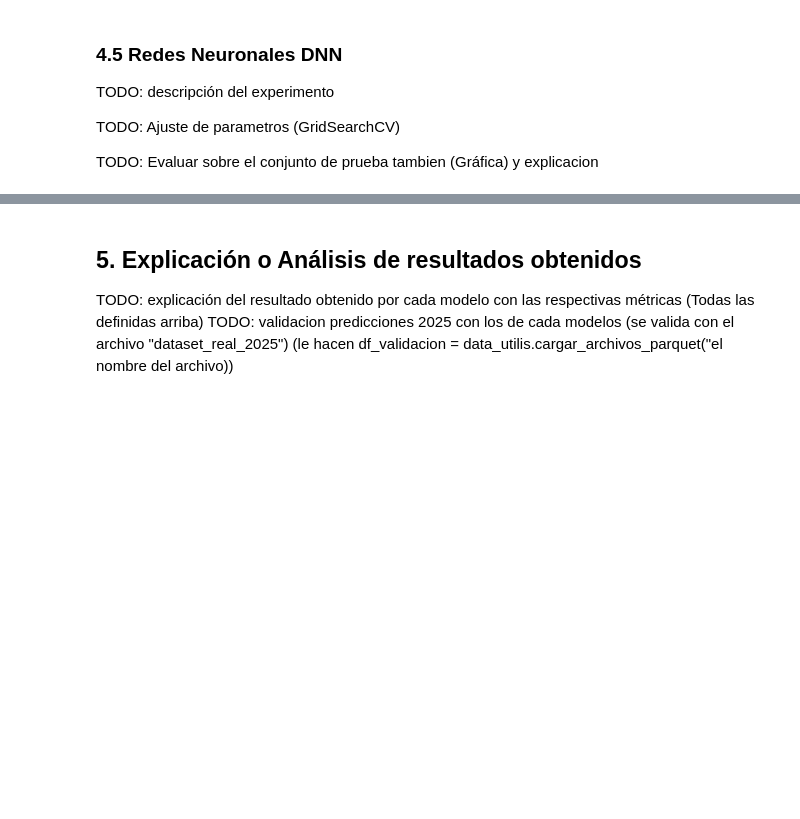
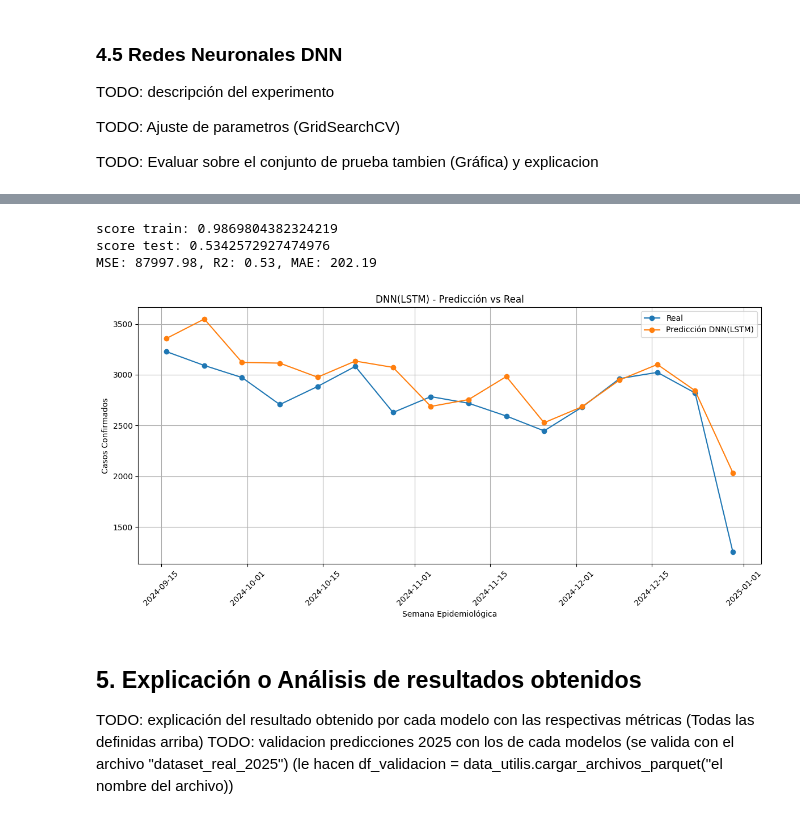
Before and after one commit to Edmh1/ml-analyst-sivigila, a Jupyter notebook: notebooks/main_pipeline.ipynb, the cells around one changed output, grey strips where cells are left out. Drawn from its saved outputs; the diff is of its cells as text; code cells hidden in the pictures; blank space fills up the shorter version.

Commit message:
feat: dnn lstm implementado

```diff
--- a/notebooks/main_pipeline.ipynb
+++ b/notebooks/main_pipeline.ipynb
@@ -1833,3 +1821,8 @@ Conjunto de pruebas : 16 registros
 [figure]
+# %%
+# LSTM requiere 3D -> (samples, timesteps=1, features)
+X_train_lstm = np.expand_dims(X_train.values, axis=1)
+X_validation_lstm = np.expand_dims(X_validation.values, axis=1)
+X_test_lstm = np.expand_dims(X_test_2.values, axis=1)
 # %%
 def create_model(
@@ -1902 +1899,13 @@ Mejores parámetros: {'batch_size': 1, 'epochs': 50, 'model__dropout': 0.0, 'mod
+# %%
+class SetLearningRate(Callback):
+    """
+    Callback que establece la tasa de aprendizaje del optimizador a un valor fijo
+    """
+    def __init__(self, learning_rate: float):
+        super().__init__()
+        self.learning_rate = learning_rate
+
+    def on_train_begin(self, logs=None):
+        if self.model is not None:
+            self.model.optimizer.learning_rate.assign(self.learning_rate)
 # %%
@@ -1930,3 +1942,36 @@ R2 : -7.2831
+# %%
+
+train_score = best_dnn.score(X_train_lstm, y_train)
+test_score  = best_dnn.score(X_test_lstm, y_test_2)
+
+print("score train:", train_score)
+print("score test:", test_score)
+
+y_test_pred = best_dnn.predict(X_test_lstm).ravel()
+
+mse = mean_squared_error(y_test_2, y_test_pred)
+mae = mean_absolute_error(y_test_2, y_test_pred)
+r2  = r2_score(y_test_2, y_test_pred)
+
+print(f"MSE: {mse:.2f}, R2: {r2:.2f}, MAE: {mae:.2f}")
+
+plt.figure(figsize=(12,6))
+plt.plot(fec_test.iloc[n_validation:], y_test_2, label="Real", marker='o')
+plt.plot(fec_test.iloc[n_validation:], y_test_pred, label="Predicción DNN(LSTM)", marker='o')
+
+plt.title("DNN(LSTM) - Predicción vs Real")
+plt.xlabel("Semana Epidemiológica")
+plt.ylabel("Casos Confirmados")
+plt.legend()
+plt.grid(True)
+plt.xticks(rotation=45)
+plt.tight_layout()
+plt.show()
+# %% [output]
+score train: 0.9869804382324219
+score test: 0.5342572927474976
+MSE: 87997.98, R2: 0.53, MAE: 202.19
+[figure, added]
 # %% [markdown]
 ## **5. Explicación o Análisis de resultados obtenidos**
 
```
Also changed, not shown: parts of 12 cells of this notebook.
